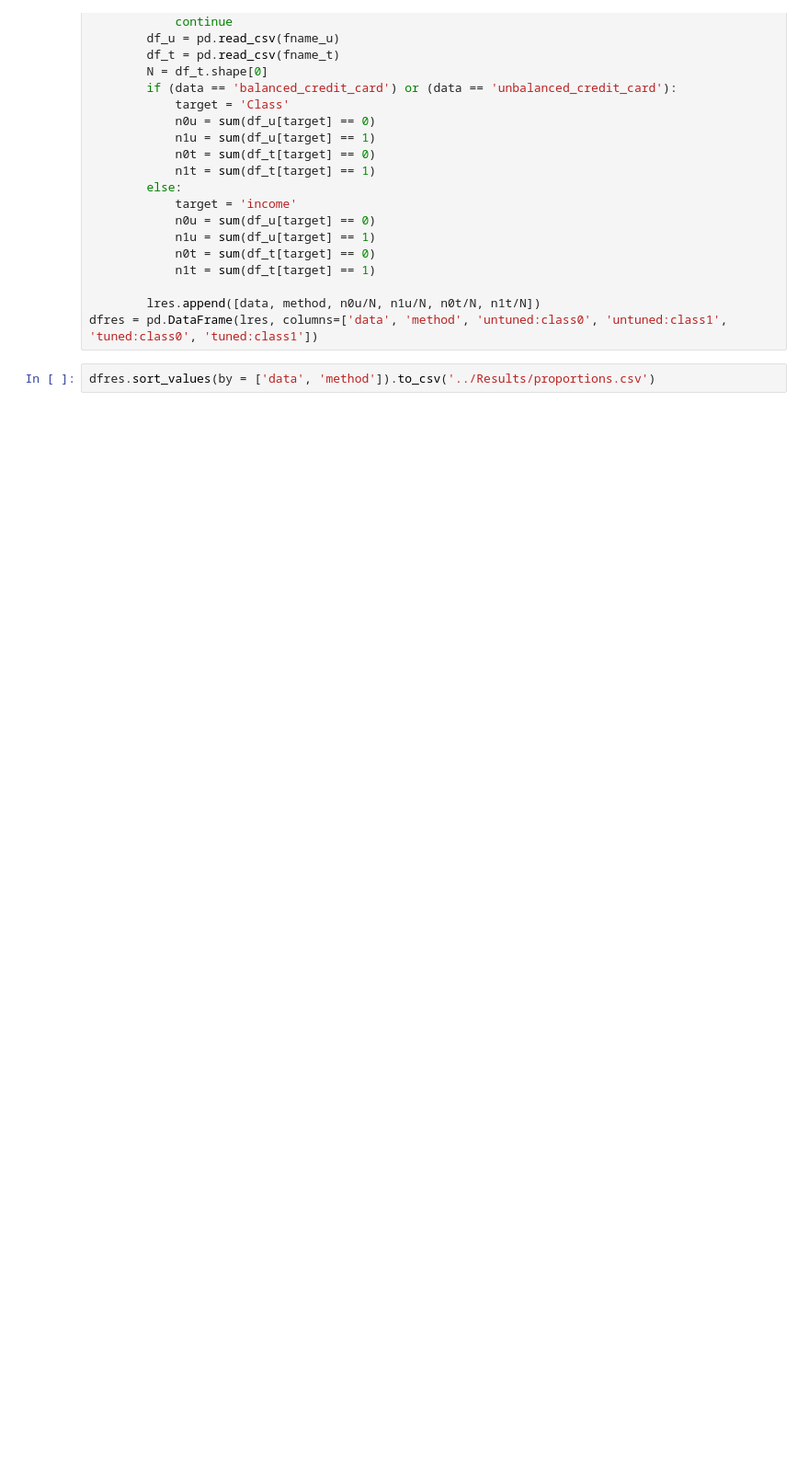
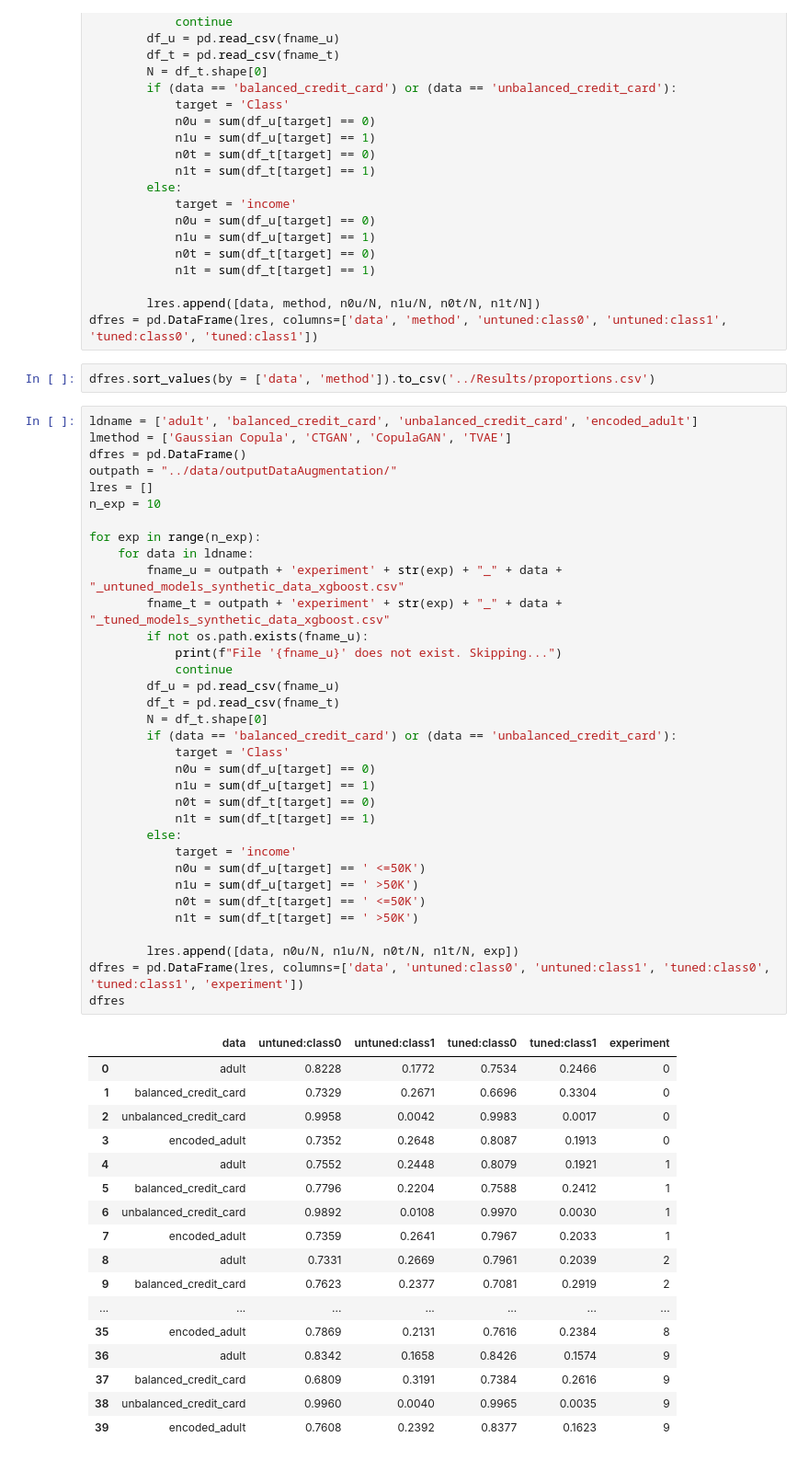
Before and after one commit to shinnasa/SC-GOAT, a Jupyter notebook: code/GetResults.ipynb, the cells around one changed output. Shown at 92% size. Cells and saved outputs as stored; diff of their text form; blank space fills up the shorter version.

```diff
--- a/code/GetResults.ipynb
+++ b/code/GetResults.ipynb
@@ -475,3 +473,55 @@ for method in lmethod:
 dfres = pd.DataFrame(lres, columns=['data', 'method', 'untuned:class0', 'untuned:class1', 'tuned:class0', 'tuned:class1'])
 # %%
 dfres.sort_values(by = ['data', 'method']).to_csv('../Results/proportions.csv')
+# %%
+ldname = ['adult', 'balanced_credit_card', 'unbalanced_credit_card', 'encoded_adult']
+lmethod = ['Gaussian Copula', 'CTGAN', 'CopulaGAN', 'TVAE']
+dfres = pd.DataFrame()
+outpath = "../data/outputDataAugmentation/"
+lres = []
+n_exp = 10
+
+for exp in range(n_exp):
+    for data in ldname:
+        fname_u = outpath + 'experiment' + str(exp) + "_" + data + "_untuned_models_synthetic_data_xgboost.csv"
+        fname_t = outpath + 'experiment' + str(exp) + "_" + data + "_tuned_models_synthetic_data_xgboost.csv"
+        if not os.path.exists(fname_u):
+            print(f"File '{fname_u}' does not exist. Skipping...")
+            continue
+        df_u = pd.read_csv(fname_u)
+        df_t = pd.read_csv(fname_t)
+        N = df_t.shape[0]
+        if (data == 'balanced_credit_card') or (data == 'unbalanced_credit_card'):
+            target = 'Class'
+            n0u = sum(df_u[target] == 0)
+            n1u = sum(df_u[target] == 1)
+            n0t = sum(df_t[target] == 0)
+            n1t = sum(df_t[target] == 1)
+        else:
+            target = 'income'
+            n0u = sum(df_u[target] == ' <=50K')
+            n1u = sum(df_u[target] == ' >50K')
+            n0t = sum(df_t[target] == ' <=50K')
+            n1t = sum(df_t[target] == ' >50K')
+
+        lres.append([data, n0u/N, n1u/N, n0t/N, n1t/N, exp])
+dfres = pd.DataFrame(lres, columns=['data', 'untuned:class0', 'untuned:class1', 'tuned:class0', 'tuned:class1', 'experiment'])
+dfres
+# %% [output]
+|  | data | untuned:class0 | untuned:class1 | tuned:class0 | tuned:class1 | experiment |
+| 0 | adult | 0.8228 | 0.1772 | 0.7534 | 0.2466 | 0 |
+| 1 | balanced_credit_card | 0.7329 | 0.2671 | 0.6696 | 0.3304 | 0 |
+| 2 | unbalanced_credit_card | 0.9958 | 0.0042 | 0.9983 | 0.0017 | 0 |
+| 3 | encoded_adult | 0.7352 | 0.2648 | 0.8087 | 0.1913 | 0 |
+| 4 | adult | 0.7552 | 0.2448 | 0.8079 | 0.1921 | 1 |
+| 5 | balanced_credit_card | 0.7796 | 0.2204 | 0.7588 | 0.2412 | 1 |
+| 6 | unbalanced_credit_card | 0.9892 | 0.0108 | 0.9970 | 0.0030 | 1 |
+| 7 | encoded_adult | 0.7359 | 0.2641 | 0.7967 | 0.2033 | 1 |
+| 8 | adult | 0.7331 | 0.2669 | 0.7961 | 0.2039 | 2 |
+| 9 | balanced_credit_card | 0.7623 | 0.2377 | 0.7081 | 0.2919 | 2 |
+| ... | ... | ... | ... | ... | ... | ... |
+| 35 | encoded_adult | 0.7869 | 0.2131 | 0.7616 | 0.2384 | 8 |
+| 36 | adult | 0.8342 | 0.1658 | 0.8426 | 0.1574 | 9 |
+| 37 | balanced_credit_card | 0.6809 | 0.3191 | 0.7384 | 0.2616 | 9 |
+| 38 | unbalanced_credit_card | 0.9960 | 0.0040 | 0.9965 | 0.0035 | 9 |
+| 39 | encoded_adult | 0.7608 | 0.2392 | 0.8377 | 0.1623 | 9 |
```
Also changed, not shown: parts of 5 cells of this notebook, 2 other files.
